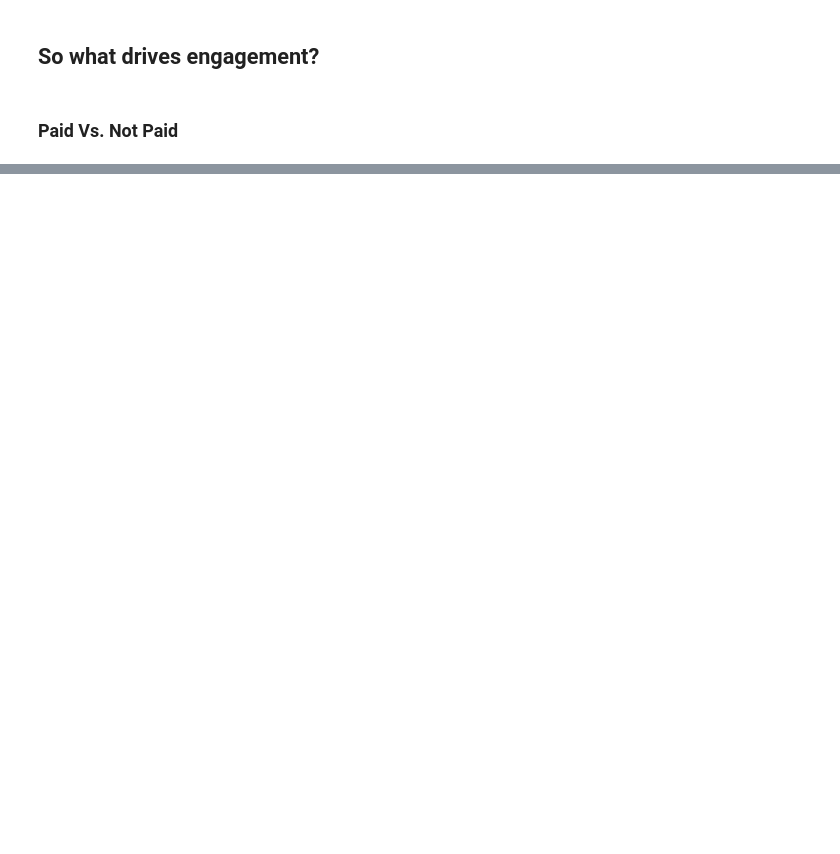
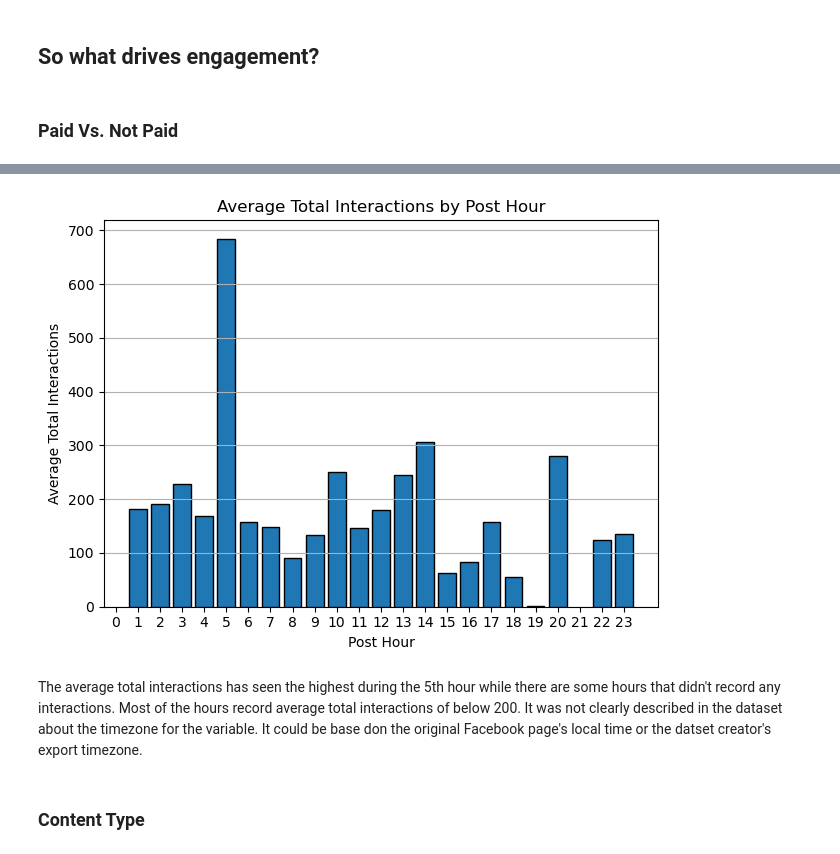
Before and after one commit to nicolous-peril/facebook-engagement-analysis, a Jupyter notebook: code/01_explore.ipynb, the cells around one changed output, grey strips where cells are left out. Drawn from its saved outputs; the diff is of its cells as text; code cells hidden in the pictures; blank space fills up the shorter version.

```diff
--- a/code/01_explore.ipynb
+++ b/code/01_explore.ipynb
@@ -220,0 +263,21 @@ The boxplot indicates that non-paid posts have a slightly higher median engageme
+# %%
+hour_engagement = df.groupby('Post Hour')['Total Interactions'].mean().sort_index()
+# %%
+plt.bar(hour_engagement.index,
+        hour_engagement.values,
+        edgecolor='black')
+
+plt.title("Average Total Interactions by Post Hour")
+plt.xlabel("Post Hour")
+plt.ylabel("Average Total Interactions")
+
+plt.xticks(range(24))
+plt.grid(axis='y')
+plt.tight_layout()
+plt.show()
+# %% [output]
+[figure, added]
+# %% [markdown]
+The average total interactions has seen the highest during the 5th hour while there are some hours that didn't record any interactions. Most of the hours record average total interactions of below 200. It was not clearly described in the dataset about the timezone for the variable. It could be base don the original Facebook page's local time or the datset creator's export timezone.
+# %% [markdown]
+### Content Type
```
Also changed, not shown: parts of 15 cells of this notebook.
